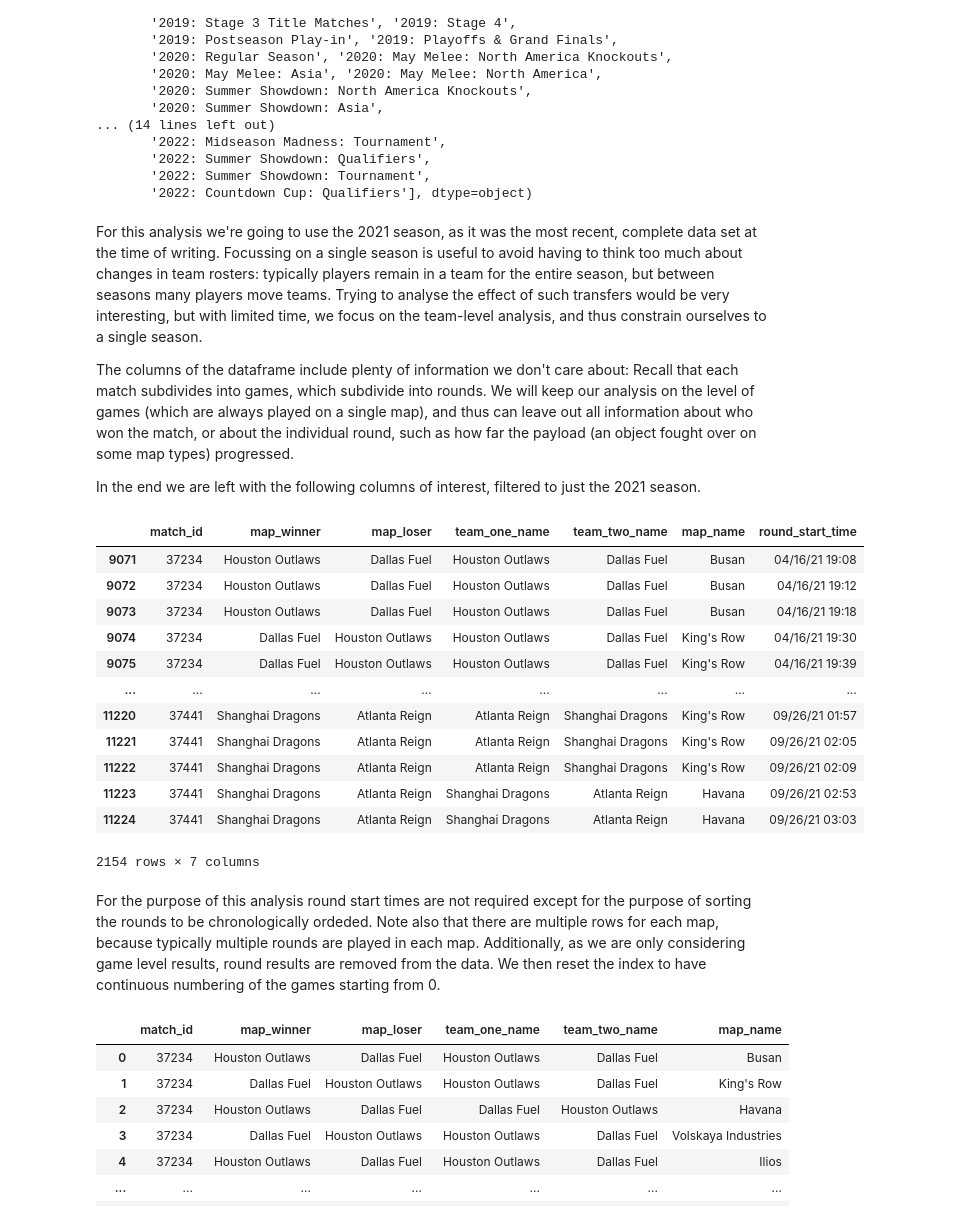
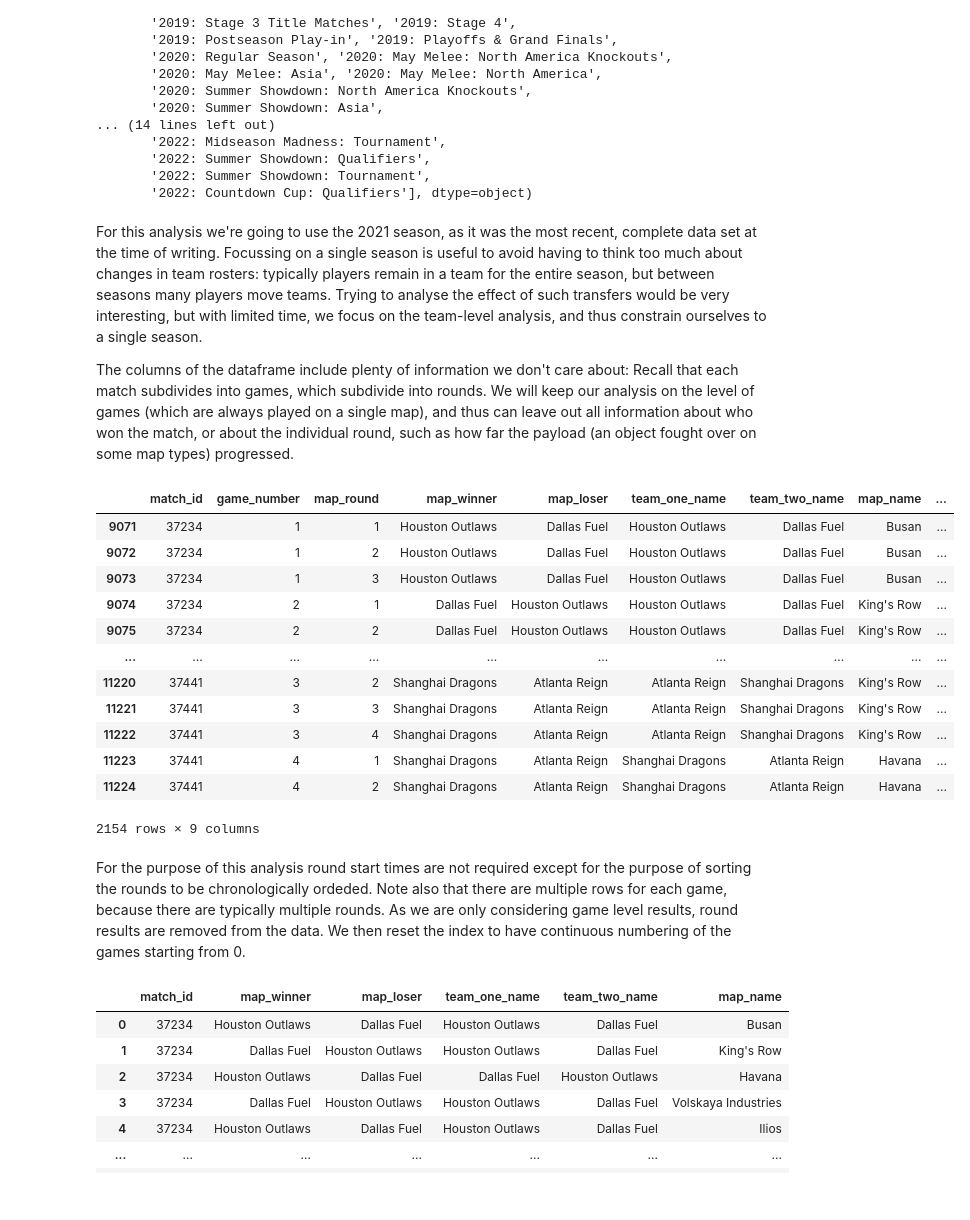
Before and after one commit to alan-turing-institute/TuringDataStories, a Jupyter notebook: stories/2023-02-01-Overwatch-League/OWL_story.ipynb, the cells around one changed output. Saved outputs shown, nothing was run; the diff lists cells and outputs as text; code cells hidden in the pictures.

```diff
--- a/stories/2023-02-01-Overwatch-League/OWL_story.ipynb
+++ b/stories/2023-02-01-Overwatch-League/OWL_story.ipynb
@@ -151,39 +166,39 @@ array(['2018: Stage 1', '2018: Stage 1 Title Matches', '2018: Stage 2',
 For this analysis we're going to use the 2021 season, as it was the most recent, complete data set at the time of writing. Focussing on a single season is useful to avoid having to think too much about changes in team rosters: typically players remain in a team for the entire season, but between seasons many players move teams. Trying to analyse the effect of such transfers would be very interesting, but with limited time, we focus on the team-level analysis, and thus constrain ourselves to a single season.
 
 The columns of the dataframe include plenty of information we don't care about: Recall that each match subdivides into games, which subdivide into rounds. We will keep our analysis on the level of games (which are always played on a single map), and thus can leave out all information about who won the match, or about the individual round, such as how far the payload (an object fought over on some map types) progressed.
-
-In the end we are left with the following columns of interest, filtered to just the 2021 season.
 # %%
 # Reduce data to only the OWL 2021 stage and only the relevant columns
 kept_columns = [
     "match_id",
+    "game_number",
+    "map_round",
     "map_winner",
     "map_loser",
     "team_one_name",
     "team_two_name",
     "map_name",
     "round_start_time",
 ]
 # We also encourage the reader to modify the string to run the analysis on a
 # different year.
 owl21_reduced = df.loc[df["stage"].str.contains("2021"), kept_columns]
 owl21_reduced
 # %% [output]
-|  | match_id | map_winner | map_loser | team_one_name | team_two_name | map_name | round_start_time |
-| 9071 | 37234 | Houston Outlaws | Dallas Fuel | Houston Outlaws | Dallas Fuel | Busan | 04/16/21 19:08 |
-| 9072 | 37234 | Houston Outlaws | Dallas Fuel | Houston Outlaws | Dallas Fuel | Busan | 04/16/21 19:12 |
-| 9073 | 37234 | Houston Outlaws | Dallas Fuel | Houston Outlaws | Dallas Fuel | Busan | 04/16/21 19:18 |
-| 9074 | 37234 | Dallas Fuel | Houston Outlaws | Houston Outlaws | Dallas Fuel | King's Row | 04/16/21 19:30 |
-| 9075 | 37234 | Dallas Fuel | Houston Outlaws | Houston Outlaws | Dallas Fuel | King's Row | 04/16/21 19:39 |
-| ... | ... | ... | ... | ... | ... | ... | ... |
-| 11220 | 37441 | Shanghai Dragons | Atlanta Reign | Atlanta Reign | Shanghai Dragons | King's Row | 09/26/21 01:57 |
-| 11221 | 37441 | Shanghai Dragons | Atlanta Reign | Atlanta Reign | Shanghai Dragons | King's Row | 09/26/21 02:05 |
-| 11222 | 37441 | Shanghai Dragons | Atlanta Reign | Atlanta Reign | Shanghai Dragons | King's Row | 09/26/21 02:09 |
-| 11223 | 37441 | Shanghai Dragons | Atlanta Reign | Shanghai Dragons | Atlanta Reign | Havana | 09/26/21 02:53 |
-| 11224 | 37441 | Shanghai Dragons | Atlanta Reign | Shanghai Dragons | Atlanta Reign | Havana | 09/26/21 03:03 |
+|  | match_id | game_number | map_round | map_winner | map_loser | team_one_name | team_two_name | map_name | ... |
+| 9071 | 37234 | 1 | 1 | Houston Outlaws | Dallas Fuel | Houston Outlaws | Dallas Fuel | Busan | ... |
+| 9072 | 37234 | 1 | 2 | Houston Outlaws | Dallas Fuel | Houston Outlaws | Dallas Fuel | Busan | ... |
+| 9073 | 37234 | 1 | 3 | Houston Outlaws | Dallas Fuel | Houston Outlaws | Dallas Fuel | Busan | ... |
+| 9074 | 37234 | 2 | 1 | Dallas Fuel | Houston Outlaws | Houston Outlaws | Dallas Fuel | King's Row | ... |
+| 9075 | 37234 | 2 | 2 | Dallas Fuel | Houston Outlaws | Houston Outlaws | Dallas Fuel | King's Row | ... |
+| ... | ... | ... | ... | ... | ... | ... | ... | ... | ... |
+| 11220 | 37441 | 3 | 2 | Shanghai Dragons | Atlanta Reign | Atlanta Reign | Shanghai Dragons | King's Row | ... |
+| 11221 | 37441 | 3 | 3 | Shanghai Dragons | Atlanta Reign | Atlanta Reign | Shanghai Dragons | King's Row | ... |
+| 11222 | 37441 | 3 | 4 | Shanghai Dragons | Atlanta Reign | Atlanta Reign | Shanghai Dragons | King's Row | ... |
+| 11223 | 37441 | 4 | 1 | Shanghai Dragons | Atlanta Reign | Shanghai Dragons | Atlanta Reign | Havana | ... |
+| 11224 | 37441 | 4 | 2 | Shanghai Dragons | Atlanta Reign | Shanghai Dragons | Atlanta Reign | Havana | ... |
-2154 rows × 7 columns
+2154 rows × 9 columns
 # %% [markdown]
-For the purpose of this analysis round start times are not required except for the purpose of sorting the rounds to be chronologically ordeded. Note also that there are multiple rows for each map, because typically multiple rounds are played in each map. Additionally, as we are only considering game level results, round results are removed from the data. We then reset the index to have continuous numbering of the games starting from 0.
+For the purpose of this analysis round start times are not required except for the purpose of sorting the rounds to be chronologically ordeded. Note also that there are multiple rows for each game, because there are typically multiple rounds. As we are only considering game level results, round results are removed from the data. We then reset the index to have continuous numbering of the games starting from 0.
 # %%
 owl21_reduced = owl21_reduced.sort_values("round_start_time")
 kept_columns = [
```
Also changed, not shown: parts of 60 cells of this notebook, 6 other files.
